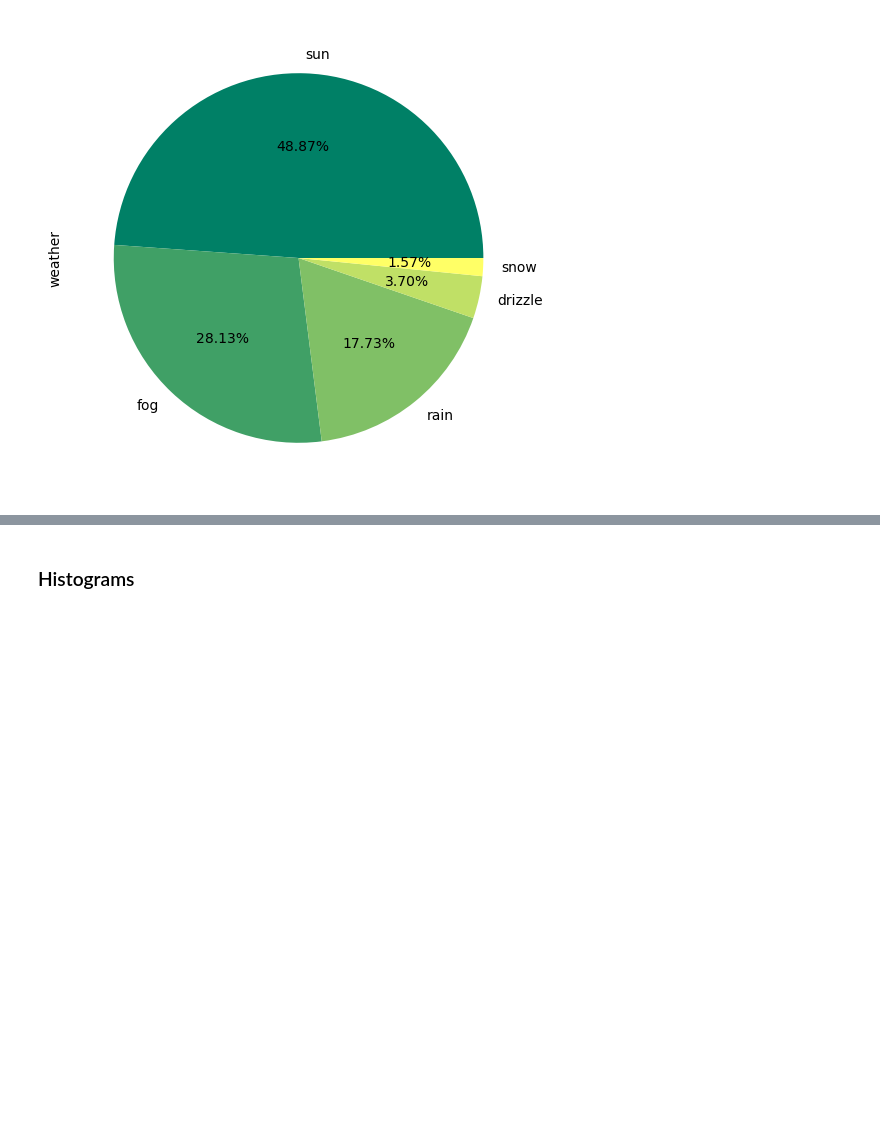
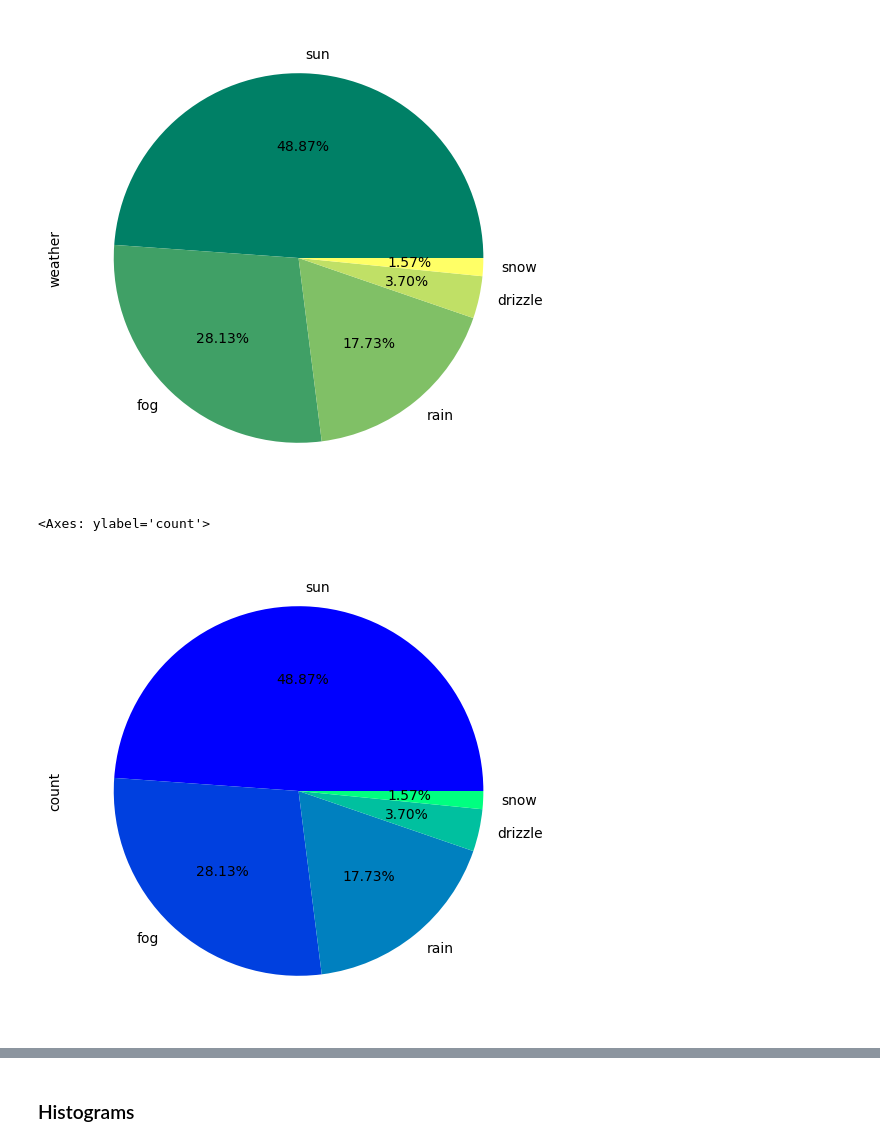
Before and after one commit to intisar2024/master_ITM, a Jupyter notebook: P12_pandas_visualization.ipynb, the cells around one changed output, grey strips where cells are left out. Drawn from its saved outputs; the diff is of its cells as text; code cells hidden in the pictures; blank space fills up the shorter version.

```diff
--- a/P12_pandas_visualization.ipynb
+++ b/P12_pandas_visualization.ipynb
@@ -339,3 +371,11 @@ df_we['weather'].value_counts().plot(kind='pie',
 # %% [output]
 <Axes: ylabel='weather'>
 [figure]
+# %%
+df_we['weather'].value_counts().plot(kind='pie',
+                                   autopct='%.2f%%',
+                                  colormap='winter',
+                             figsize=(6,6))
+# %% [output]
+<Axes: ylabel='count'>
+[figure, added]
```
Also changed, not shown: parts of 24 cells of this notebook.
